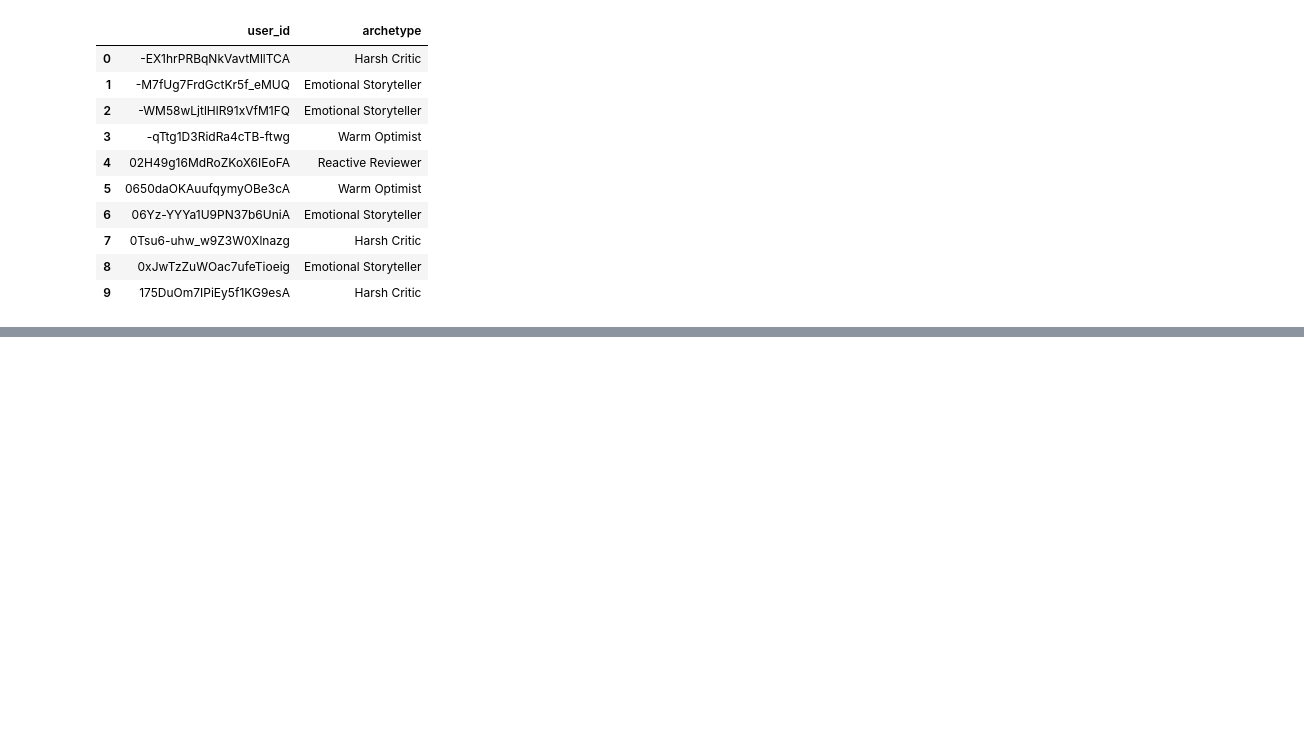
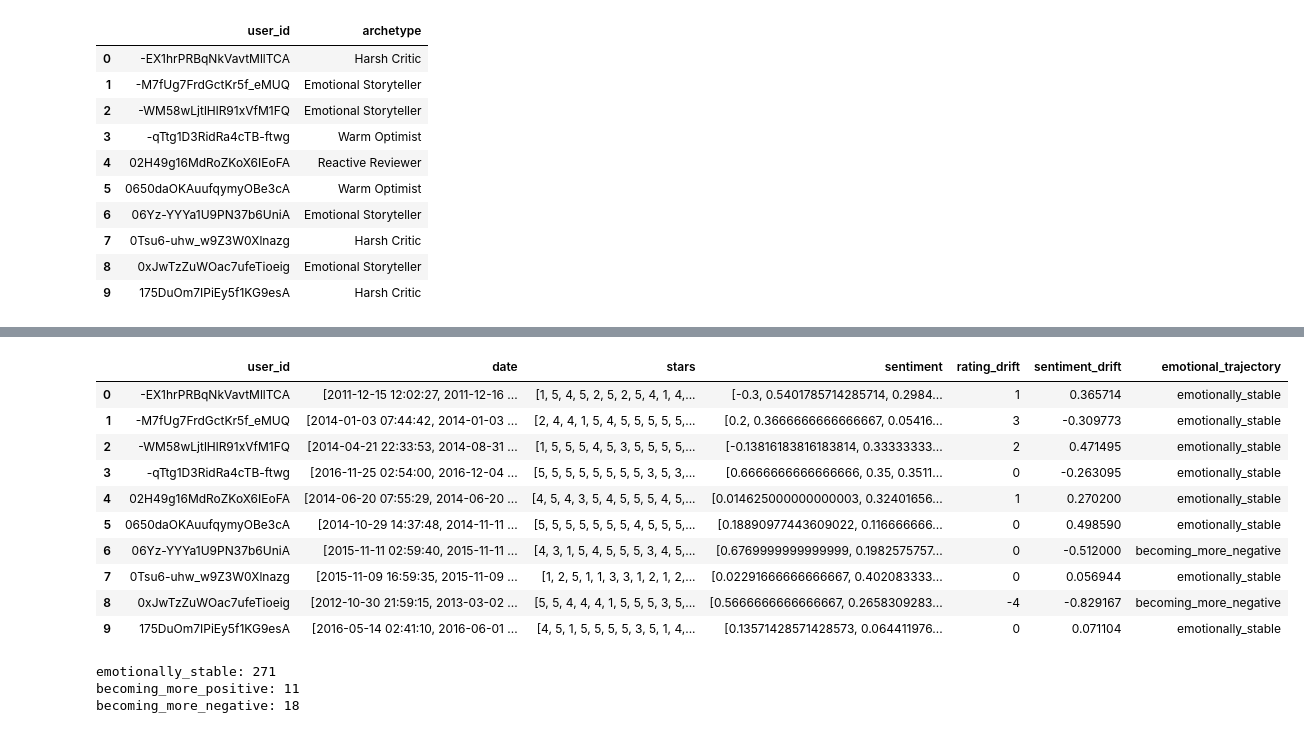
Before and after one commit to entia-lighthaus/project-agent, a Jupyter notebook: notebooks/01_yelp_exploration.ipynb, the cells around one changed output, grey strips where cells are left out. Drawn from its saved outputs; the diff is of its cells as text; code cells hidden in the pictures; blank space fills up the shorter version.

```diff
--- a/notebooks/01_yelp_exploration.ipynb
+++ b/notebooks/01_yelp_exploration.ipynb
@@ -988,0 +1434,20 @@ curated_reviews.head()
+# %%
+# STEP 45 — COMPUTE SENTIMENT DRIFT
+# We now measure the evolution of user sentiments over time.
+# By computing the sentiment drift, we can identify trends in user emotions,
+# such as whether users tend to become more positive or more negative in their reviews over time,
+# which can provide insights into changes in user experiences and satisfaction.
+
+def compute_sentiment_drift(sentiments):
+
+    if len(sentiments) < 2:
+        return 0
+
+    return sentiments[-1] - sentiments[0]
+# %%
+temporal_histories["sentiment_drift"] = (
+    temporal_histories["sentiment"]
+    .apply(compute_sentiment_drift)
+)
+
+temporal_histories.head()
@@ -988,0 +1471,49 @@ curated_reviews.head()
+# %%
+# STEP 46 — CLASSIFY EMOTIONAL TRAJECTORIES
+# We classify users based on their sentiment drift to understand their emotional trajectories over time.
+
+def classify_drift(value):
+
+    if value > 0.5:
+        return "becoming_more_positive"
+
+    elif value < -0.5:
+        return "becoming_more_negative"
+
+    else:
+        return "emotionally_stable"
+# %%
+temporal_histories["emotional_trajectory"] = (
+    temporal_histories["sentiment_drift"]
+    .apply(classify_drift)
+)
+
+temporal_histories.head(10)
+# %% [output]
+|  | user_id | date | stars | sentiment | rating_drift | sentiment_drift | emotional_trajectory |
+| 0 | -EX1hrPRBqNkVavtMllTCA | [2011-12-15 12:02:27, 2011-12-16 ... | [1, 5, 4, 5, 2, 5, 2, 5, 4, 1, 4,... | [-0.3, 0.5401785714285714, 0.2984... | 1 | 0.365714 | emotionally_stable |
+| 1 | -M7fUg7FrdGctKr5f_eMUQ | [2014-01-03 07:44:42, 2014-01-03 ... | [2, 4, 4, 1, 5, 4, 5, 5, 5, 5, 5,... | [0.2, 0.3666666666666667, 0.05416... | 3 | -0.309773 | emotionally_stable |
+| 2 | -WM58wLjtlHlR91xVfM1FQ | [2014-04-21 22:33:53, 2014-08-31 ... | [1, 5, 5, 5, 4, 5, 3, 5, 5, 5, 5,... | [-0.13816183816183814, 0.33333333... | 2 | 0.471495 | emotionally_stable |
+| 3 | -qTtg1D3RidRa4cTB-ftwg | [2016-11-25 02:54:00, 2016-12-04 ... | [5, 5, 5, 5, 5, 5, 5, 5, 3, 5, 3,... | [0.6666666666666666, 0.35, 0.3511... | 0 | -0.263095 | emotionally_stable |
+| 4 | 02H49g16MdRoZKoX6IEoFA | [2014-06-20 07:55:29, 2014-06-20 ... | [4, 5, 4, 3, 5, 4, 5, 5, 5, 4, 5,... | [0.014625000000000003, 0.32401656... | 1 | 0.270200 | emotionally_stable |
+| 5 | 0650daOKAuufqymyOBe3cA | [2014-10-29 14:37:48, 2014-11-11 ... | [5, 5, 5, 5, 5, 5, 5, 4, 5, 5, 5,... | [0.18890977443609022, 0.116666666... | 0 | 0.498590 | emotionally_stable |
+| 6 | 06Yz-YYYa1U9PN37b6UniA | [2015-11-11 02:59:40, 2015-11-11 ... | [4, 3, 1, 5, 4, 5, 5, 5, 3, 4, 5,... | [0.6769999999999999, 0.1982575757... | 0 | -0.512000 | becoming_more_negative |
+| 7 | 0Tsu6-uhw_w9Z3W0Xlnazg | [2015-11-09 16:59:35, 2015-11-09 ... | [1, 2, 5, 1, 1, 3, 3, 1, 2, 1, 2,... | [0.02291666666666667, 0.402083333... | 0 | 0.056944 | emotionally_stable |
+| 8 | 0xJwTzZuWOac7ufeTioeig | [2012-10-30 21:59:15, 2013-03-02 ... | [5, 5, 4, 4, 4, 1, 5, 5, 5, 3, 5,... | [0.5666666666666667, 0.2658309283... | -4 | -0.829167 | becoming_more_negative |
+| 9 | 175DuOm7IPiEy5f1KG9esA | [2016-05-14 02:41:10, 2016-06-01 ... | [4, 5, 1, 5, 5, 5, 5, 3, 5, 1, 4,... | [0.13571428571428573, 0.064411976... | 0 | 0.071104 | emotionally_stable |
+# %%
+# STEP 47 — SUMMARIZE EMOTIONAL TRAJECTORIES
+# This will help us understand the distribution of emotional trajectories among users,
+# providing insights into how user sentiments evolve over time and whether there are common patterns in emotional changes.
+
+stable = (temporal_histories["emotional_trajectory"] == "emotionally_stable").sum()
+positive = (temporal_histories["emotional_trajectory"] == "becoming_more_positive").sum()
+negative = (temporal_histories["emotional_trajectory"] == "becoming_more_negative").sum()
+
+print("emotionally_stable:", stable)
+print("becoming_more_positive:", positive)
+print("becoming_more_negative:", negative)
+# %% [output]
+emotionally_stable: 271
+becoming_more_positive: 11
+becoming_more_negative: 18
```
Also changed, not shown: parts of 40 cells of this notebook, 2 other files.
